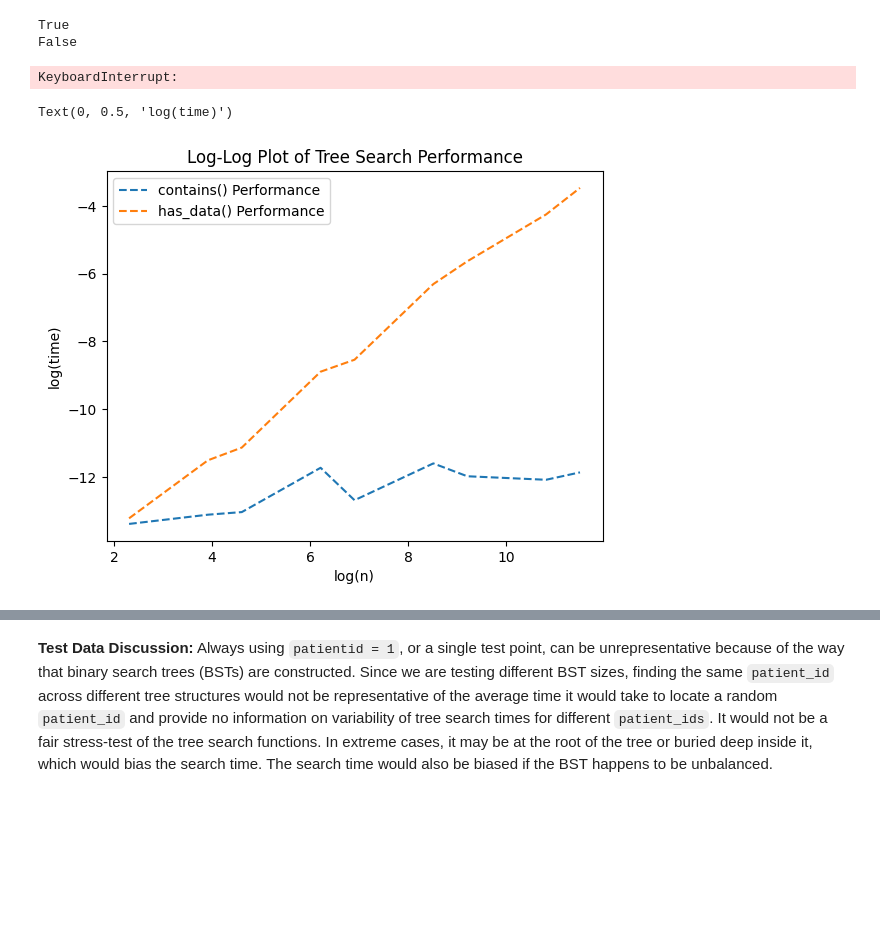
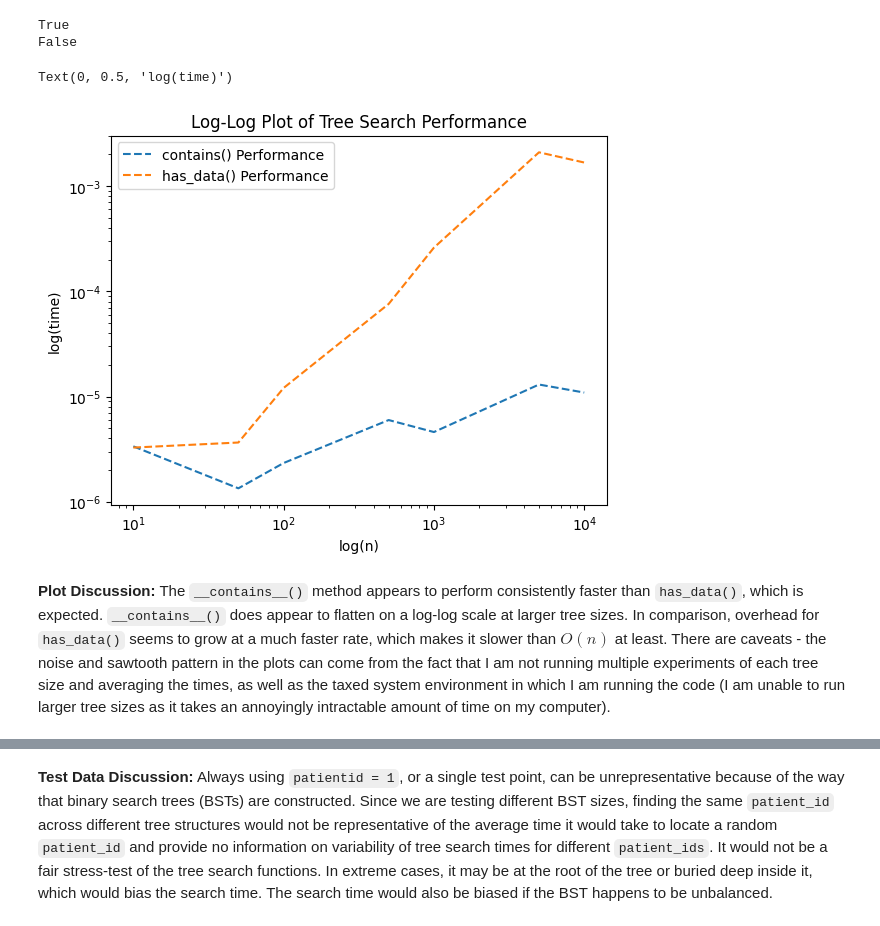
Before and after one commit to kevinwjin/cbb634, a Jupyter notebook: pset_2/exercise_3.ipynb, the cells around one changed output, grey strips where cells are left out. Drawn from its saved outputs; the diff is of its cells as text; code cells hidden in the pictures; blank space fills up the shorter version.

```diff
--- a/pset_2/exercise_3.ipynb
+++ b/pset_2/exercise_3.ipynb
@@ -73,15 +73,17 @@ False
 # Stress-test performance for __contains__() and has_data()
 import random
 import time
-import numpy as np
 
-tree_sizes = [10, 50, 100, 500, 1000, 5000, 10000, 50000, 100000] # Various sizes n of trees to be tested
+tree_sizes = [10, 50, 100, 500, 1000, 5000, 10000] # Various sizes n of trees to be tested
 contains_times = [] # __contains__() performance times per n-sized tree
 has_data_times = [] # has_data() performance times per n-sized tree
 
 for tree_size in tree_sizes:
     # Generate a list of tuples: (random_patient_ids, random_data) where data is randomized by tree size
-    patient_data = [(random.randint(1, tree_size), f"{i}") for i in range(tree_size)]
+    patient_data = set() # Sample data from set rather than pulling from list to reduce sorting/tree unbalancing
+    while len(patient_data) < tree_size:
+        patient_data.add((random.randint(1, tree_size * 10), f"Data_{random.randint(1, tree_size)}"))
+    patient_data = list(patient_data)
 
     # Create a tree and populate it with n random_patient_ids and random_data
     tree = Tree()
@@ -89,36 +91,37 @@ for tree_size in tree_sizes:
         tree.add(patient_id, data)
 
     # Test performance of __contains__()
-    nums_to_check = [random.randint(1, tree_size - 1) for _ in range(tree_size)]
+    nums_to_check = random.sample([id for id, _ in patient_data], tree_size)
     start_time = time.perf_counter()
     for num in nums_to_check:
         num in tree # Check if a random number is in the tree
     end_time = time.perf_counter()
-    contains_times.append((end_time - start_time) / len(nums_to_check)) # Divide total time by number of tests
+    contains_times.append((end_time - start_time) / len(nums_to_check))
 
     # Test performance of has_data()
-    # data_to_check = [f"{i}" for i in range(tree_size)]
-    # start_time = time.perf_counter()
-    # for data in data_to_check:
-    #     has_data(tree, data) # Check if a random data is in the tree
-    # end_time = time.perf_counter()
-    # has_data_times.append((end_time - start_time) / len(data_to_check))
+    data_to_check = random.sample([data for _, data in patient_data], tree_size)
+    start_time = time.perf_counter()
+    for data in data_to_check:
+        has_data(tree, data) # Check if a random data point is in the tree
+    end_time = time.perf_counter()
+    has_data_times.append((end_time - start_time) / len(data_to_check))
-# %% [output]
-KeyboardInterrupt:
 # %%
 # Plot performance for __contains__() and has_data()
 import seaborn as sns
 import warnings
 
 warnings.filterwarnings('ignore') # Suppress seaborn's warnings
 
-plot = sns.lineplot(x = np.log(tree_sizes), y = np.log(contains_times), label = "contains() Performance", linestyle = "--")
-sns.lineplot(x = np.log(tree_sizes), y = np.log(has_data_times), label = "has_data() Performance", linestyle = "--", ax = plot)
+plot = sns.lineplot(x = tree_sizes, y = contains_times, label = "contains() Performance", linestyle = "--")
+sns.lineplot(x = tree_sizes, y = has_data_times, label = "has_data() Performance", linestyle = "--", ax = plot)
+plot.set(xscale = "log", yscale = "log")
 plot.set_title("Log-Log Plot of Tree Search Performance")
 plot.set_xlabel("log(n)")
 plot.set_ylabel("log(time)")
 # %% [output]
 Text(0, 0.5, 'log(time)')
-[figure, old version]
+[figure, new version]
+# %% [markdown]
+**Plot Discussion:** The `__contains__()` method appears to perform consistently faster than `has_data()`, which is expected. `__contains__()` does appear to flatten on a log-log scale at larger tree sizes. In comparison, overhead for `has_data()` seems to grow at a much faster rate, which makes it slower than $O(n)$ at least. There are caveats - the noise and sawtooth pattern in the plots can come from the fact that I am not running multiple experiments of each tree size and averaging the times, as well as the taxed system environment in which I am running the code (I am unable to run larger tree sizes as it takes an annoyingly intractable amount of time on my computer).
 # %%
 # Analyze time complexity for tree instantiation
```
Also changed, not shown: parts of 4 cells of this notebook.
